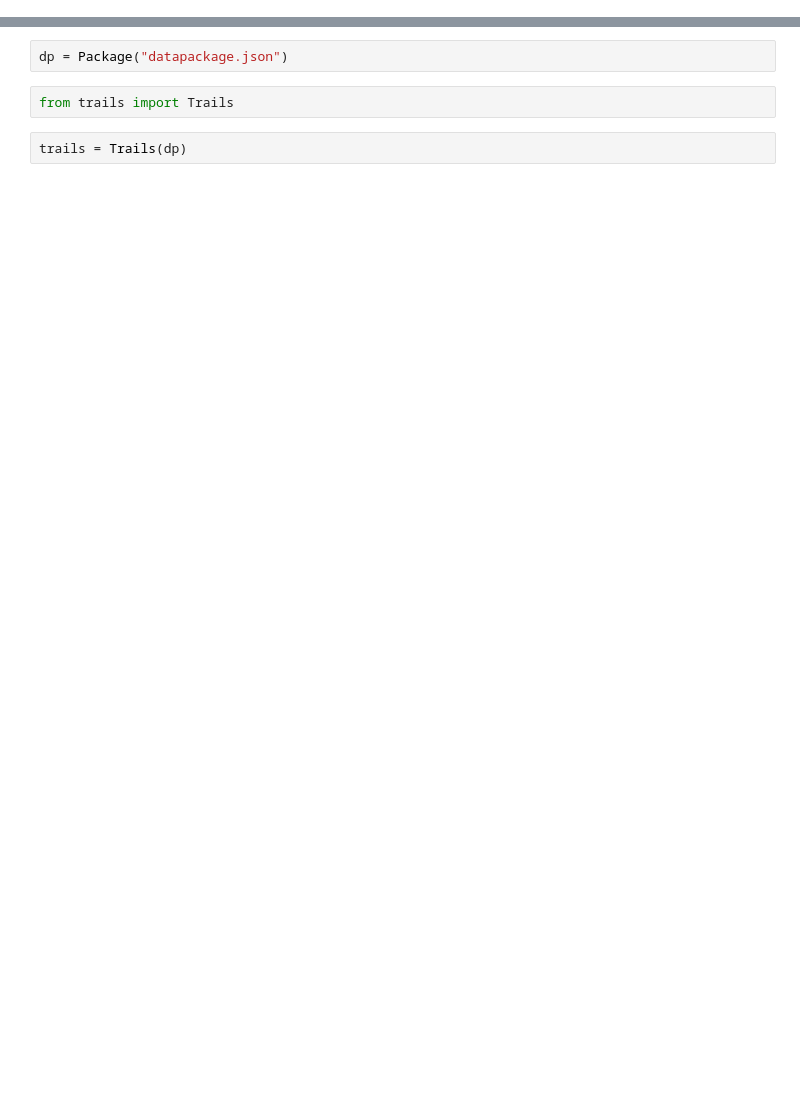
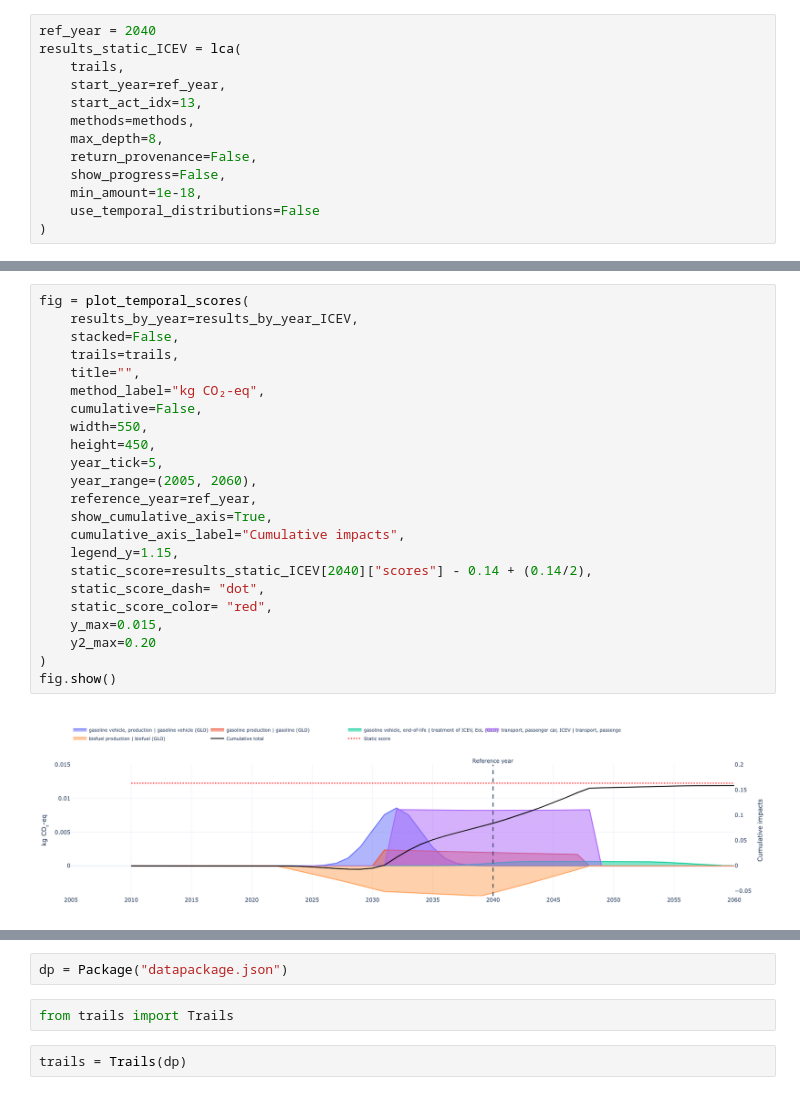
Before and after one commit to Laboratory-for-Energy-Systems-Analysis/trails, a Jupyter notebook: dev/example/dev.ipynb, the cells around one changed output, grey strips where cells are left out. Cells and saved outputs as stored; diff of their text form; blank space fills up the shorter version.

```diff
--- a/dev/example/dev.ipynb
+++ b/dev/example/dev.ipynb
@@ -53,0 +24,13 @@ fig.show()
+# %%
+ref_year = 2040
+results_static_ICEV = lca(
+    trails,
+    start_year=ref_year,
+    start_act_idx=13,
+    methods=methods,
+    max_depth=8,
+    return_provenance=False,
+    show_progress=False,
+    min_amount=1e-18,
+    use_temporal_distributions=False
+)
@@ -53,0 +57,25 @@ fig.show()
+# %%
+fig = plot_temporal_scores(
+    results_by_year=results_by_year_ICEV,
+    stacked=False,
+    trails=trails,
+    title="",
+    method_label="kg CO₂-eq",
+    cumulative=False,
+    width=550,
+    height=450,
+    year_tick=5,
+    year_range=(2005, 2060),
+    reference_year=ref_year,
+    show_cumulative_axis=True,
+    cumulative_axis_label="Cumulative impacts",
+    legend_y=1.15,
+    static_score=results_static_ICEV[2040]["scores"] - 0.14 + (0.14/2),
+    static_score_dash= "dot",
+    static_score_color= "red",
+    y_max=0.015,
+    y2_max=0.20
+)
+fig.show()
+# %% [output]
+[figure, added]
```
Also changed, not shown: parts of 26 cells of this notebook, 22 other files.
